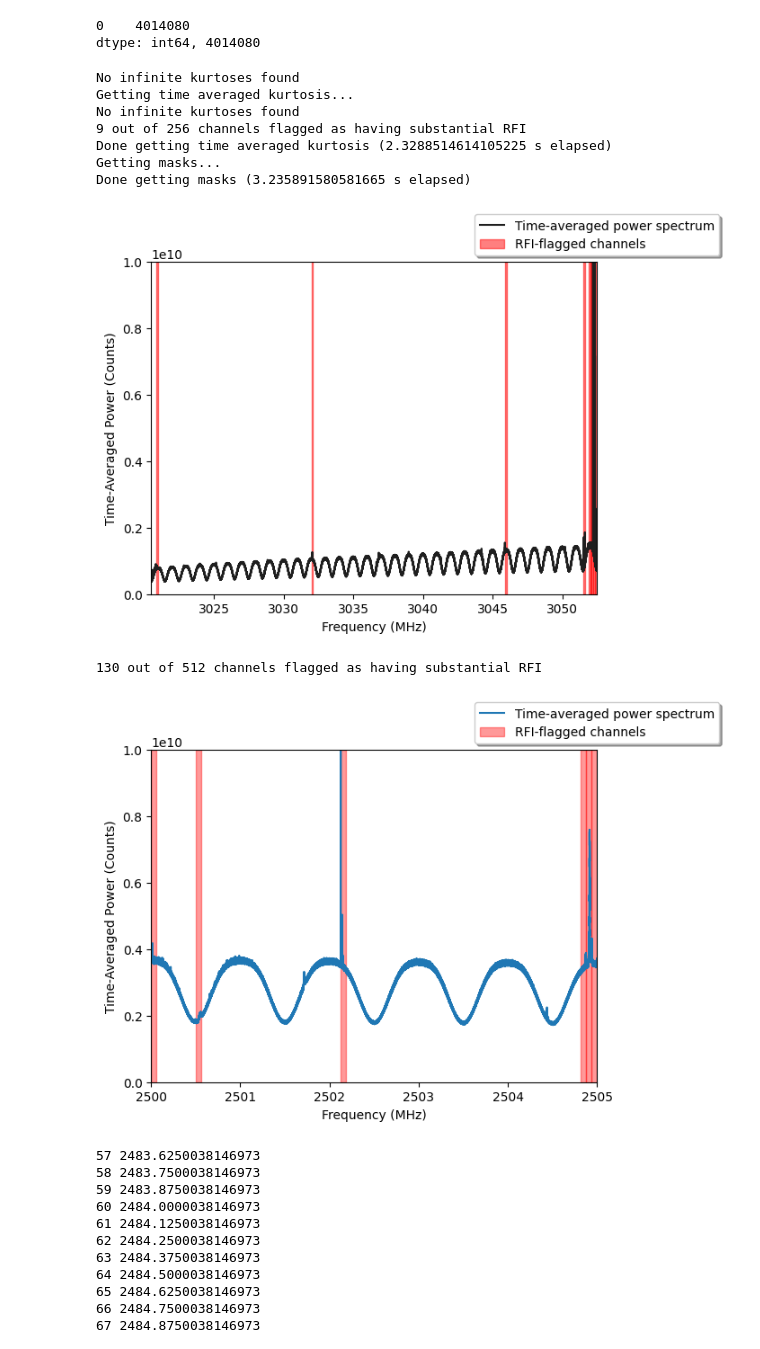
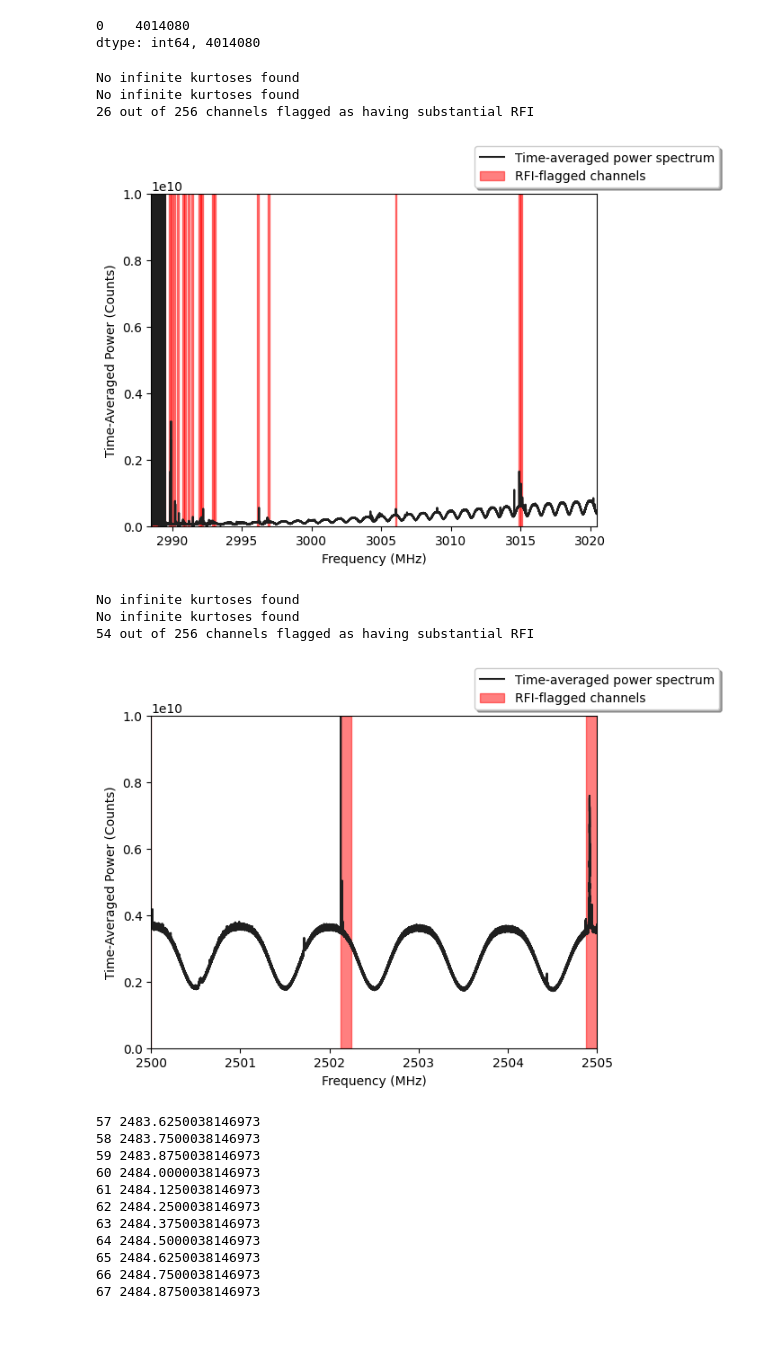
Before and after one commit to jareds-laf/playing-with-cosmic-data, a Jupyter notebook: filterbank/filterbank_rfi_id_kurtosis.ipynb, the cells around one changed output. Drawn from its saved outputs; the diff is of its cells as text; code cells hidden in the pictures.

```diff
--- a/filterbank/filterbank_rfi_id_kurtosis.ipynb
+++ b/filterbank/filterbank_rfi_id_kurtosis.ipynb
@@ -42,17 +38,17 @@ for i, file in enumerate(file_list):
 # %%
 t0=time.time()
 print(f'Start time: {time.strftime("%H:%M:%S", time.localtime())}')
-
-# water0 = Waterfall(os.path.normpath(file_list[0]), max_load = ml_list[0])
+water0 = Waterfall(os.path.normpath(file_list[0]), max_load = ml_list[0])
 water1 = Waterfall(os.path.normpath(file_list[1]), max_load = ml_list[1])
 water2 = Waterfall(os.path.normpath(file_list[2]), max_load = ml_list[2])
-water3 = Waterfall(os.path.normpath(file_list[3]), max_load = ml_list[3])
-water4 = Waterfall(os.path.normpath(file_list[4]), max_load = ml_list[4])
+# water3 = Waterfall(os.path.normpath(file_list[3]), max_load = ml_list[3])
+# water4 = Waterfall(os.path.normpath(file_list[4]), max_load = ml_list[4])
 # water5 = Waterfall(os.path.normpath(file_list[5]), max_load = ml_list[5])
 # water6 = Waterfall(os.path.normpath(file_list[6]), max_load = ml_list[6])
 
 # water_list = [water0, water1, water2, water3, water4, water5, water6]
-water_list = [0, water1, water2, water3, water4, 0, 0]
+# water_list = [0, water1, water2, water3, water4, 0, 0]
+water_list = [water0, water1, water2, 0, 0, 0, 0]
 # print(water_list)
 
 t1 = time.time()
@@ -77,6 +100,6 @@ water5.info()
 # %%
 for i, wf in enumerate(water_list):
-    if (i+1 > 0) & (i+1 < 5):
+    if (i+1 > 0) & (i+1 < 2):
         exec(f'f_min{i+1} = (np.amin(water{i+1}.get_freqs()))')
         exec(f'f_max{i+1} = (np.amax(water{i+1}.get_freqs()))')
         exec(f'print(f_min{i+1}, f_max{i+1})')
@@ -96,7 +137,7 @@ def get_tavg_kurtosis(wf_in, n_divs=256):
         # 32 is the correct number of channels to break a waterfall into assuming the frequency range
         # of the waterfall is 32 MHz
 
-    np.set_printoptions(threshold=4)
+#     np.set_printoptions(threshold=4)
 
     # Get power and frequency in increasing order
     if wf_in.header['foff'] < 0:
@@ -441,28 +489,26 @@ def plot_tavg_powertemp(wf_in,
     else:
         ax.legend(fancybox=True,shadow=True, loc='lower center', bbox_to_anchor=(1, 1), ncols=1)
 # %%
-thrsh = 1.25
+thrsh = 300
 ndivs = 256
 # %%
-plot_tavg_powertemp(water4, n_divs=ndivs, threshold=thrsh,
-                    f_start=f_min4, f_stop=f_max4, p_start=0, p_stop=1*10**10,
+plot_tavg_powertemp(water3, n_divs=ndivs, threshold=thrsh,
+                    f_start=f_min, f_stop=f_max,  p_start=0, p_stop=1*10**10,
                     show_filtered_bins=True)
 # %% [output]
 No infinite kurtoses found
-Getting time averaged kurtosis...
 No infinite kurtoses found
-9 out of 256 channels flagged as having substantial RFI
-Done getting time averaged kurtosis (2.3288514614105225 s elapsed)
-Getting masks...
-Done getting masks (3.235891580581665 s elapsed)
+26 out of 256 channels flagged as having substantial RFI
-[figure, old version]
+[figure, new version]
 # %%
-plot_tavg_powertemp(water2, n_divs=512, threshold=1.25,
+plot_tavg_powertemp(water2, n_divs=256, threshold=5,
                     f_start=2500, f_stop=2505, p_start=0, p_stop=1*10**10,
                     show_filtered_bins=True)
 # %% [output]
-130 out of 512 channels flagged as having substantial RFI
+No infinite kurtoses found
+No infinite kurtoses found
+54 out of 256 channels flagged as having substantial RFI
-[figure, old version]
+[figure, new version]
 # %%
 water5.plot_waterfall(f_start=2015, f_stop=2020)
 # %%
```
Also changed, not shown: parts of 10 cells of this notebook, 2 other files.
